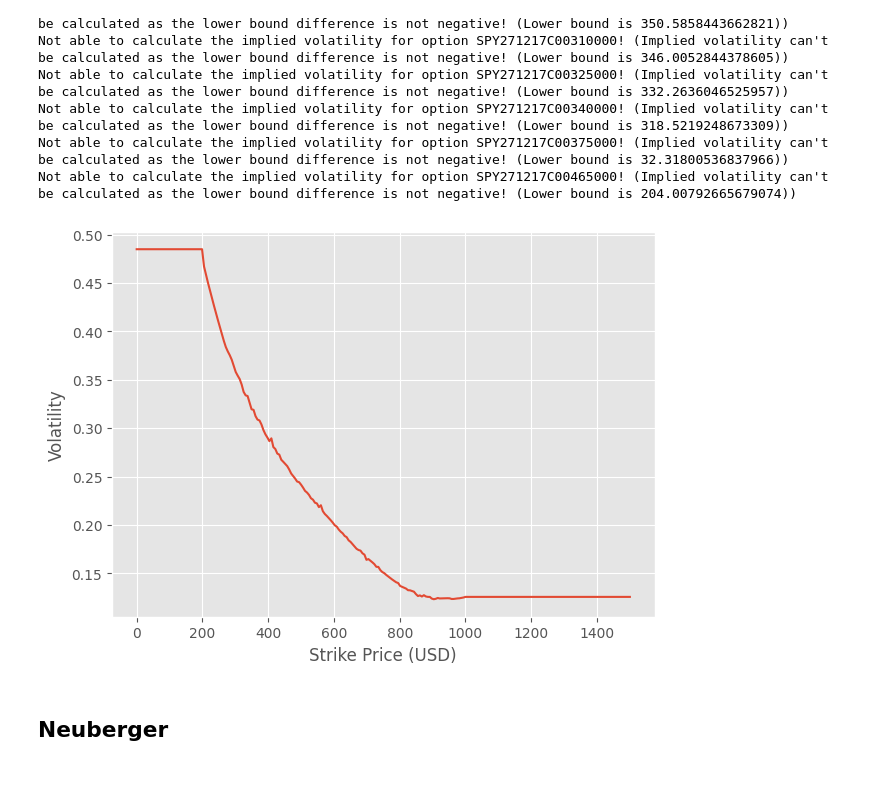
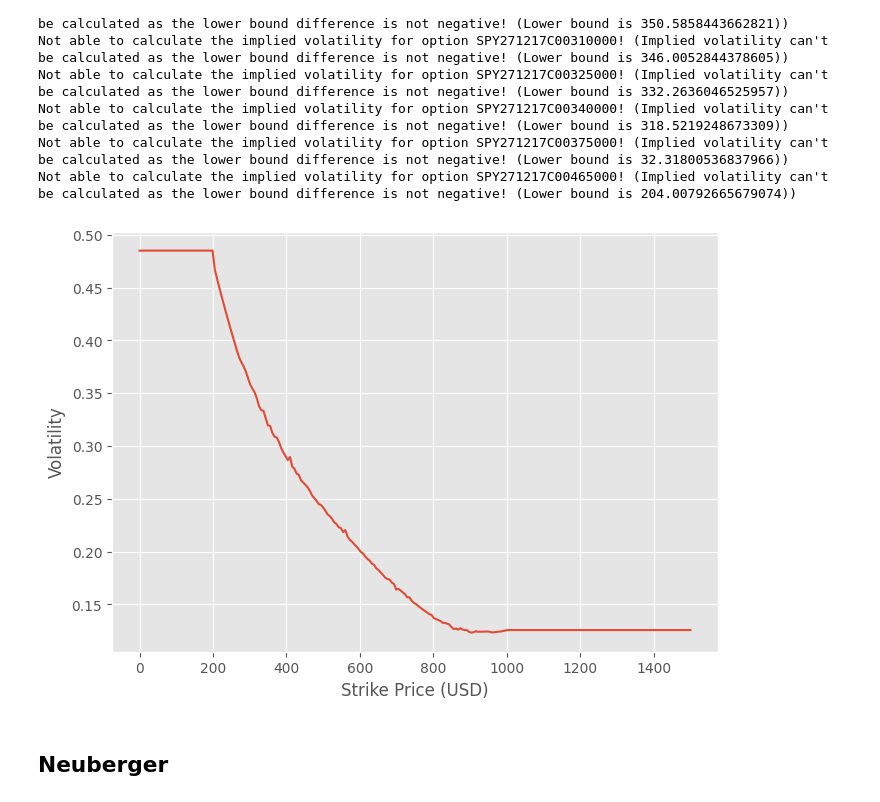
Before and after one commit to krantamaki/least_squares_hedge, a Jupyter notebook: examples/log_contract/log_contract.ipynb, the cells around one changed output. Saved outputs shown, nothing was run; the diff lists cells and outputs as text; code cells hidden in the pictures.

```diff
--- a/examples/log_contract/log_contract.ipynb
+++ b/examples/log_contract/log_contract.ipynb
@@ -69,19 +69,21 @@ Not able to calculate the implied volatility for option SPY271217C00465000! (Imp
 # %%
 curve_date = QfDate(2027, 12, 17, calendar="NYSE")
 curve_options = [option for option in options if option.maturity_date == curve_date]
 
 curve = ImpliedVolatilityCurve(curve_options, underlying_value, report_date)
 fig = curve.plot(250, value_range=(0, 1500))
 
 # plt.plot([option.strike for option in curve_options], [option.pricer.volatility for option in curve_options], '.')
 plt.xlabel("Strike Price (USD)")
 plt.ylabel("Volatility")
 
+fig.tight_layout()
 fig.savefig(project_root / "figures" / "volatility_curve.pdf")
+fig.savefig(project_root / "figures" / "volatility_curve.png")
 
 plt.show()
 # %% [output]
-[figure, old version]
+[figure, new version]
 # %% [markdown]
 ## Neuberger
 # %%
```
Also changed, not shown: parts of 2 cells of this notebook, 11 other files.
